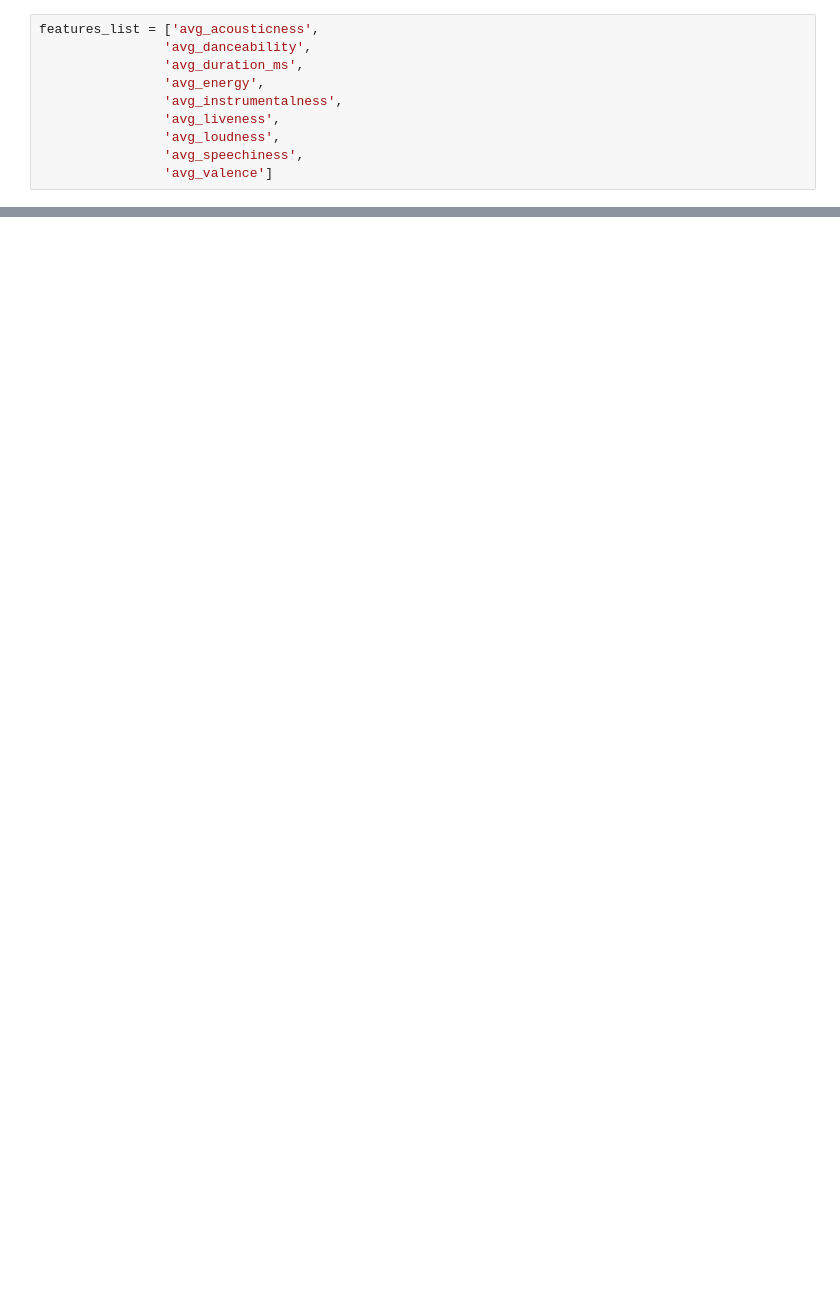
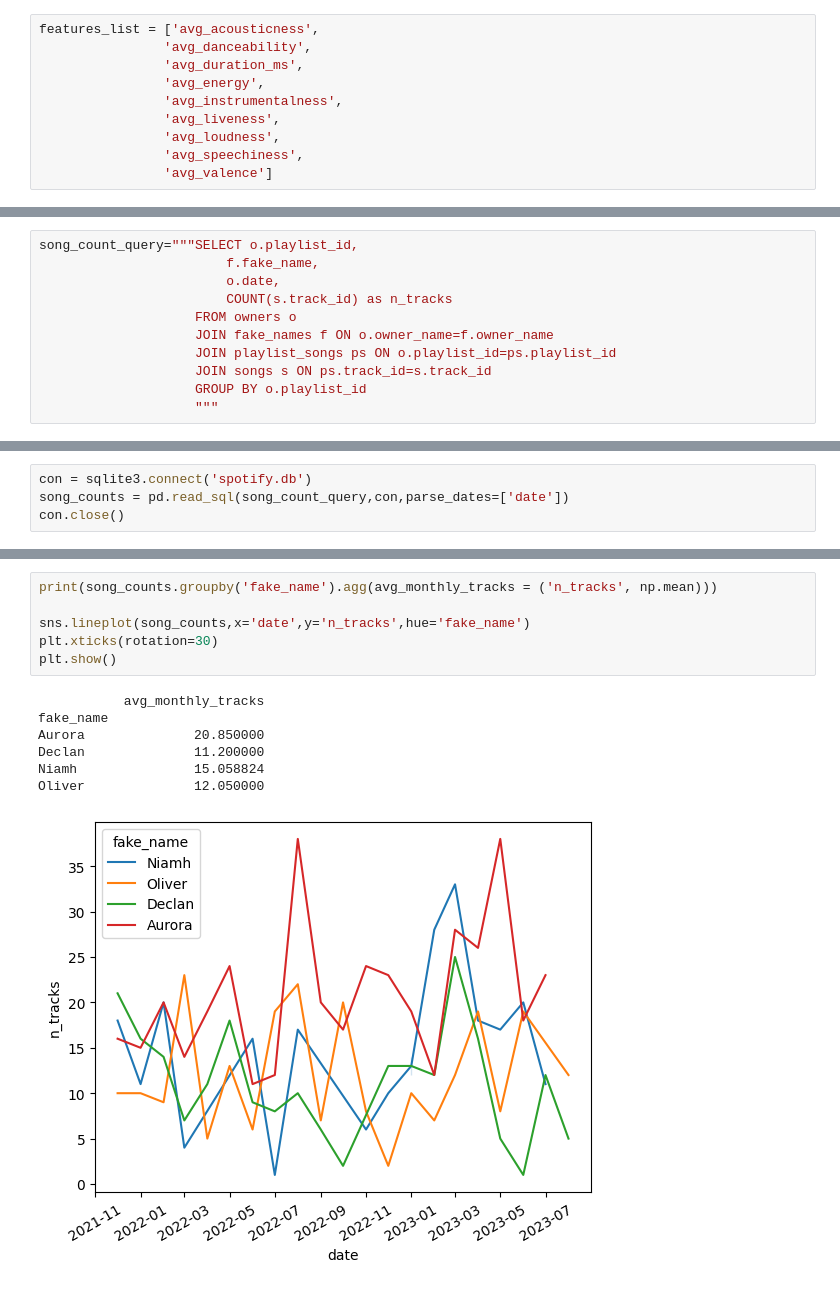
Before and after one commit to Usagi8P/spotify_analysis, a Jupyter notebook: spotify_analysis.ipynb, the cells around one changed output, grey strips where cells are left out. Cells and saved outputs as stored; diff of their text form; blank space fills up the shorter version.

Commit message:
Start wth monthly analysis

```diff
--- a/spotify_analysis.ipynb
+++ b/spotify_analysis.ipynb
@@ -134,0 +186,11 @@ plt.show()
+# %%
+song_count_query="""SELECT o.playlist_id,
+                        f.fake_name,
+                        o.date,
+                        COUNT(s.track_id) as n_tracks
+                    FROM owners o
+                    JOIN fake_names f ON o.owner_name=f.owner_name
+                    JOIN playlist_songs ps ON o.playlist_id=ps.playlist_id
+                    JOIN songs s ON ps.track_id=s.track_id
+                    GROUP BY o.playlist_id
+                    """
@@ -134,0 +215,4 @@ plt.show()
+# %%
+con = sqlite3.connect('spotify.db')
+song_counts = pd.read_sql(song_count_query,con,parse_dates=['date'])
+con.close()
@@ -134,0 +228,14 @@ plt.show()
+# %%
+print(song_counts.groupby('fake_name').agg(avg_monthly_tracks = ('n_tracks', np.mean)))
+
+sns.lineplot(song_counts,x='date',y='n_tracks',hue='fake_name')
+plt.xticks(rotation=30)
+plt.show()
+# %% [output]
+           avg_monthly_tracks
+fake_name
+Aurora              20.850000
+Declan              11.200000
+Niamh               15.058824
+Oliver              12.050000
+[figure, added]
```
Also changed, not shown: parts of 11 cells of this notebook.
